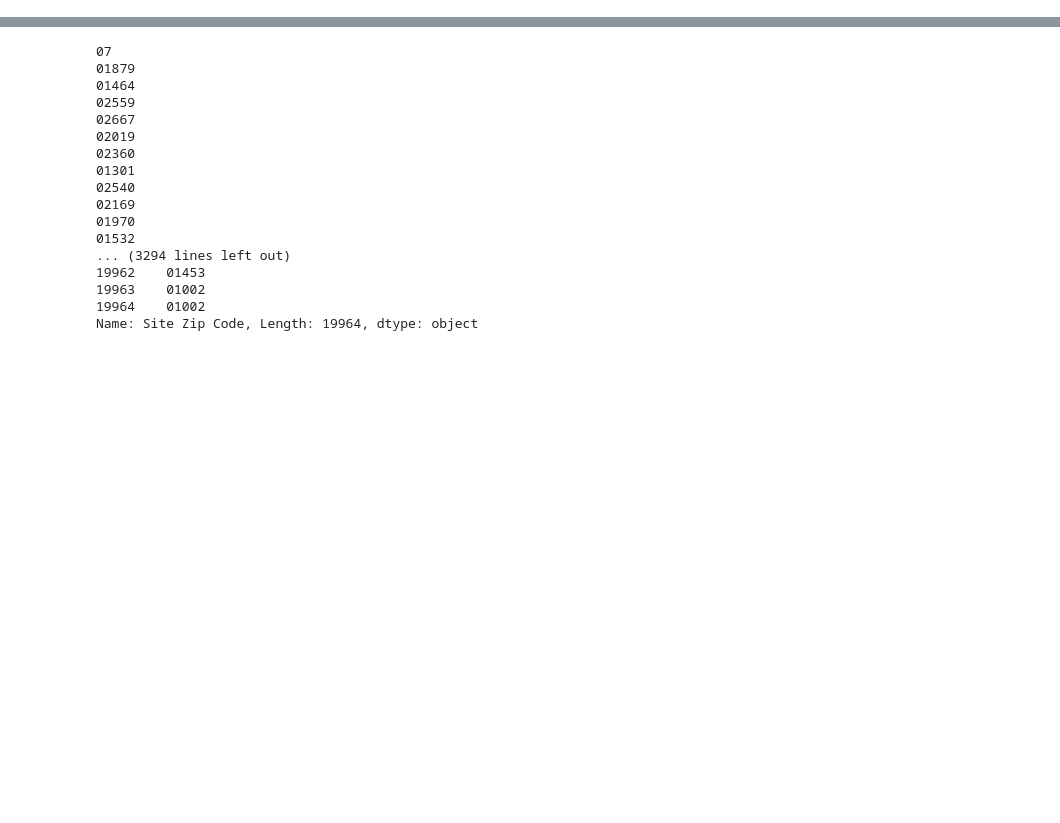
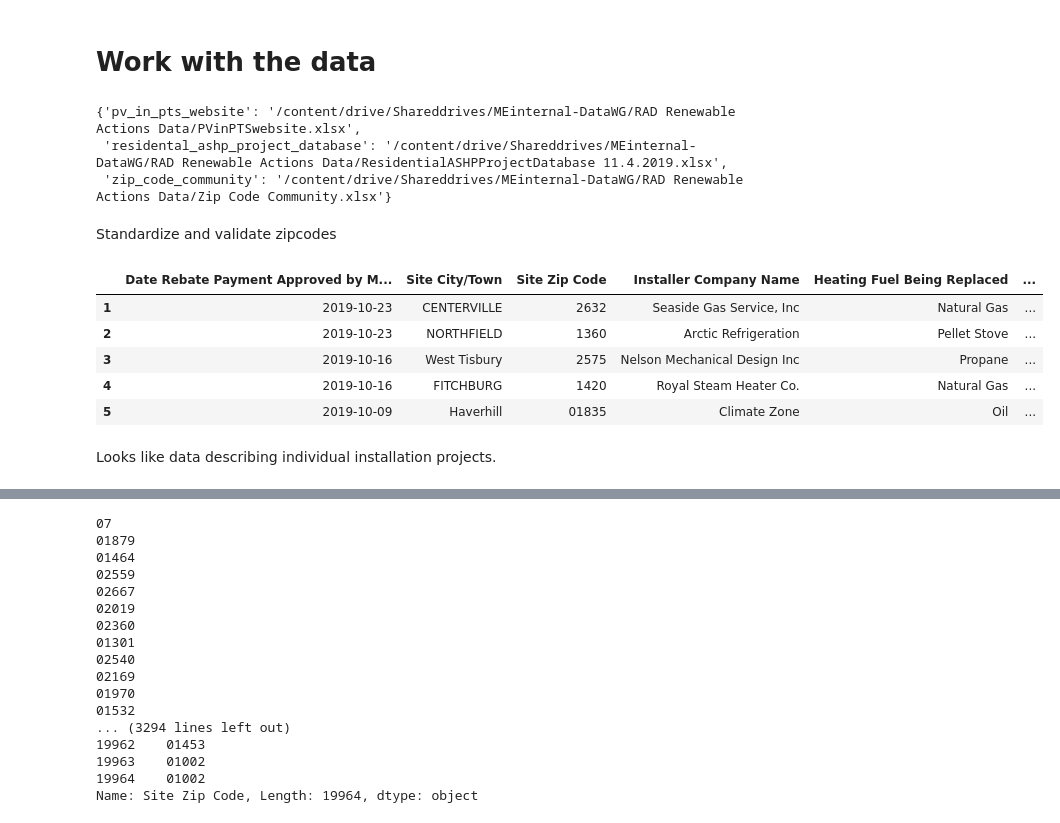
Before and after one commit to massenergize/rad, a Jupyter notebook: merge-data.ipynb, the cells around one changed output, grey strips where cells are left out. Saved outputs shown, nothing was run; the diff lists cells and outputs as text; code cells hidden in the pictures; blank space fills up the shorter version.

```diff
--- a/merge-data.ipynb
+++ b/merge-data.ipynb
@@ -1,2 +88,4 @@
+# %% [markdown]
+# Work with the data
 # %%
 import pandas as pd
@@ -3,16 +94,41 @@ import pandas as pd
+# %%
+data_dir = "/content/drive/Shareddrives/MEinternal-DataWG/RAD Renewable Actions Data"
+data_files = {
+    "zip_code_community": os.path.join(data_dir, "Zip Code Community.xlsx"),
+    "residental_ashp_project_database": os.path.join(data_dir, "ResidentialASHPProjectDatabase 11.4.2019.xlsx"),
+    "pv_in_pts_website": os.path.join(data_dir, "PVinPTSwebsite.xlsx")
+}
+data_files
+# %% [output]
+{'pv_in_pts_website': '/content/drive/Shareddrives/MEinternal-DataWG/RAD Renewable Actions Data/PVinPTSwebsite.xlsx',
+ 'residental_ashp_project_database': '/content/drive/Shareddrives/MEinternal-DataWG/RAD Renewable Actions Data/ResidentialASHPProjectDatabase 11.4.2019.xlsx',
+ 'zip_code_community': '/content/drive/Shareddrives/MEinternal-DataWG/RAD Renewable Actions Data/Zip Code Community.xlsx'}
+# %% [markdown]
+Standardize and validate zipcodes
 # %%
 #PTS solar data next is the important one, tracking data
 
 # Load Zip Code Municipality --
 # @params: file_name, column_name
-zipcodes = pd.read_excel("Zip Code Community.xlsx", 'Villages to Muni with Zip')
-municipalities = pd.read_excel("Zip Code Community.xlsx", '351 Mass Munis')
+zipcodes = pd.read_excel(data_files["zip_code_community"], 'Villages to Muni with Zip')
+municipalities = pd.read_excel(data_files["zip_code_community"], '351 Mass Munis')
 
 # One thing for these datasets is that it's possible to read all the ZipCode fields as strings, and in that case it would not get rid of the '0' prefix in front of all Zip Codes
-f_ashp = pd.read_excel('ResidentialASHPProjectDatabase 11.4.2019.xlsx', 'Sheet1', skiprows=3)
+f_ashp = pd.read_excel(data_files["residental_ashp_project_database"], 'Sheet1', skiprows=3)
 df_ashp = f_ashp.drop([0]) #remove first null row for formatting purposes
 
 #Read PVinPTS Data
-df_pv = pd.read_excel('PVinPTSwebsite.xlsx')
+df_pv = pd.read_excel(data_files["pv_in_pts_website"])
 
 #name_of_dataframe = pd.read_excel('nameoffile.xlsx')
+# %%
+df_ashp.head()
+# %% [output]
+|  | Date Rebate Payment Approved by M... | Site City/Town | Site Zip Code | Installer Company Name | Heating Fuel Being Replaced | ... |
+| 1 | 2019-10-23 | CENTERVILLE | 2632 | Seaside Gas Service, Inc | Natural Gas | ... |
+| 2 | 2019-10-23 | NORTHFIELD | 1360 | Arctic Refrigeration | Pellet Stove | ... |
+| 3 | 2019-10-16 | West Tisbury | 2575 | Nelson Mechanical Design Inc | Propane | ... |
+| 4 | 2019-10-16 | FITCHBURG | 1420 | Royal Steam Heater Co. | Natural Gas | ... |
+| 5 | 2019-10-09 | Haverhill | 01835 | Climate Zone | Oil | ... |
+# %% [markdown]
+Looks like data describing individual installation projects.
```
Also changed, not shown: parts of 17 cells of this notebook.
